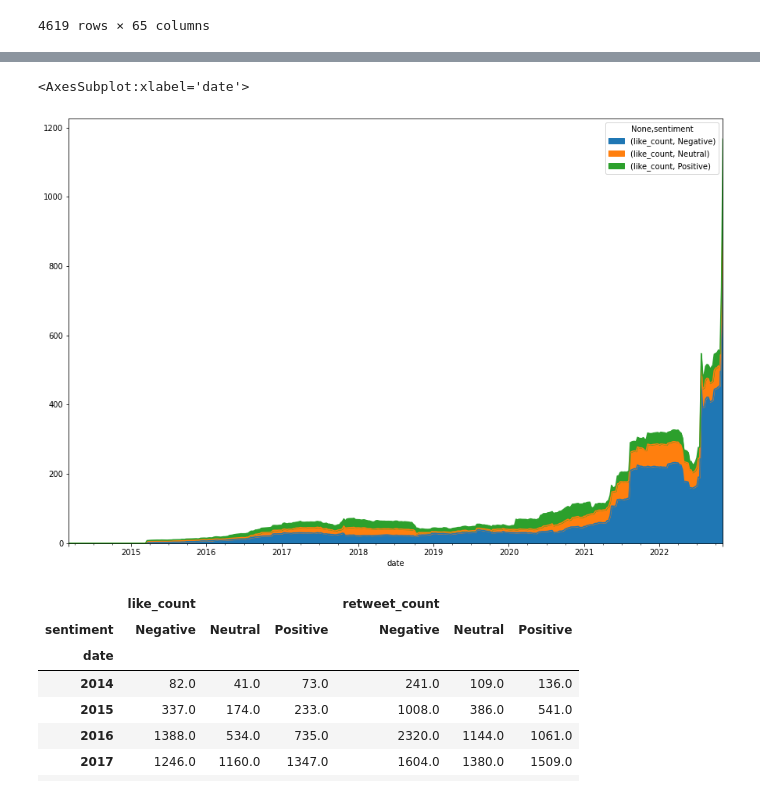
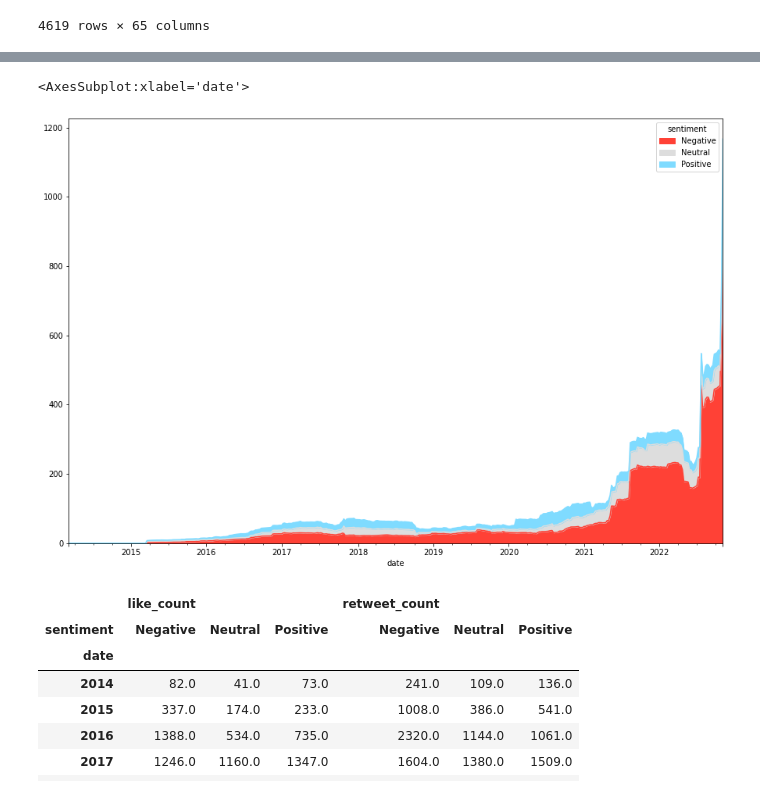
Before and after one commit to stefw/gdf, a Jupyter notebook: cook_eda_evolution.ipynb, the cells around one changed output, grey strips where cells are left out. Cells and saved outputs as stored; diff of their text form; code cells hidden in the pictures.

```diff
--- a/cook_eda_evolution.ipynb
+++ b/cook_eda_evolution.ipynb
@@ -46,6 +46,12 @@ sentiments
 | 4.426947e+17 | 4617 | 4617 | from:@gdefournas | 1.394382e+09 | 2014-03-09 16:13:46 | gdefournas | Au salon des @vigneronindep https... | ... |
 | 4.425860e+17 | 4618 | 4618 | from:@gdefournas | 1.394356e+09 | 2014-03-09 09:01:38 | gdefournas | @NunesChr @MLP_officiel visibleme... | ... |
 4619 rows × 65 columns
+# %%
+colors = {
+            'Negative': '#FF4136',
+            'Neutral': '#DDDDDD',
+            'Positive': '#7FDBFF'
+        }
 # %%
 (
     sentiments
@@ -105,30 +115,32 @@ sentiments
 # %%
 (
     sentiments
     .assign(
         local_time = lambda df: pd.to_datetime(df.local_time),
         date = lambda df: pd.to_datetime(df.local_time).dt.to_period('W')
     )
     .reset_index()
     .groupby(['date', 'sentiment'])
     [['like_count']]
     .sum()
     .reset_index()
     .pivot_table(
         index='date',
-        columns='sentiment'
+        columns='sentiment',
+        values='like_count'
     )
     .fillna(0)
     .rolling(50)
     .mean()
     .plot
     .area(
-        figsize=(15,10)
+        figsize=(15,10),
+        color=colors
     )
 )
 # %% [output]
 <AxesSubplot:xlabel='date'>
-[figure, old version]
+[figure, new version]
 # %%
 (
     sentiments
```
Also changed, not shown: parts of 2 cells of this notebook.
